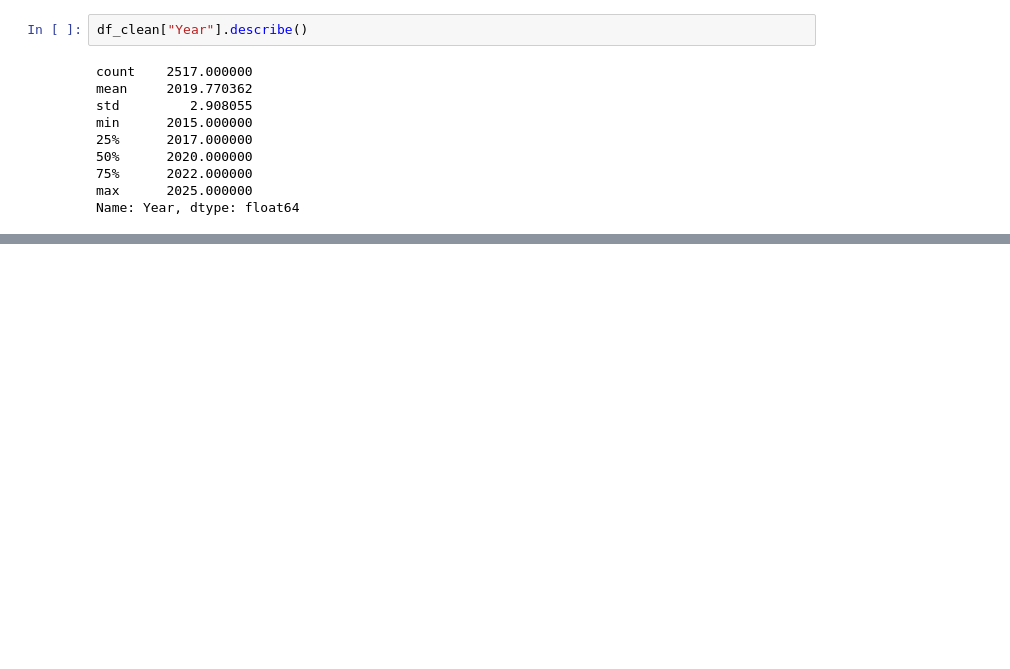
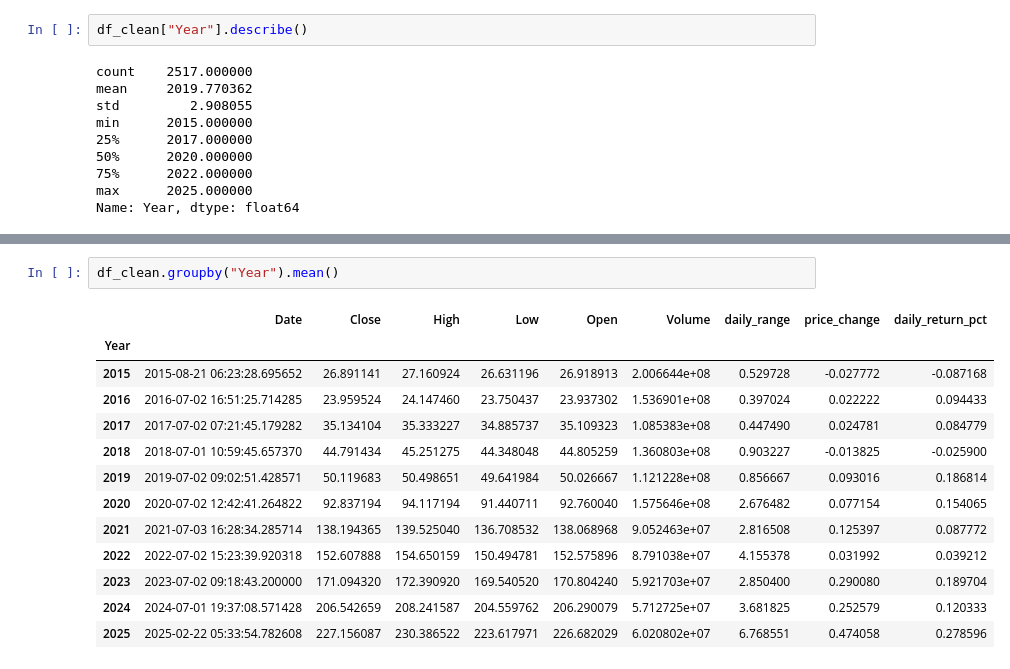
Before and after one commit to workwithaaminah/apple-stock-etl, a Jupyter notebook: notebooks/04_apple_pipeline.ipynb, the cells around one changed output, grey strips where cells are left out. Drawn from its saved outputs; the diff is of its cells as text; blank space fills up the shorter version.

Commit message:
Add datetime transformation, yearly aggregations and return analysis

```diff
--- a/notebooks/04_apple_pipeline.ipynb
+++ b/notebooks/04_apple_pipeline.ipynb
@@ -485,0 +518,16 @@ Name: Year, dtype: float64
+# %%
+df_clean.groupby("Year").mean()
+# %% [output]
+|  | Date | Close | High | Low | Open | Volume | daily_range | price_change | daily_return_pct |
+| Year |  |  |  |  |  |  |  |  |  |
+| 2015 | 2015-08-21 06:23:28.695652 | 26.891141 | 27.160924 | 26.631196 | 26.918913 | 2.006644e+08 | 0.529728 | -0.027772 | -0.087168 |
+| 2016 | 2016-07-02 16:51:25.714285 | 23.959524 | 24.147460 | 23.750437 | 23.937302 | 1.536901e+08 | 0.397024 | 0.022222 | 0.094433 |
+| 2017 | 2017-07-02 07:21:45.179282 | 35.134104 | 35.333227 | 34.885737 | 35.109323 | 1.085383e+08 | 0.447490 | 0.024781 | 0.084779 |
+| 2018 | 2018-07-01 10:59:45.657370 | 44.791434 | 45.251275 | 44.348048 | 44.805259 | 1.360803e+08 | 0.903227 | -0.013825 | -0.025900 |
+| 2019 | 2019-07-02 09:02:51.428571 | 50.119683 | 50.498651 | 49.641984 | 50.026667 | 1.121228e+08 | 0.856667 | 0.093016 | 0.186814 |
+| 2020 | 2020-07-02 12:42:41.264822 | 92.837194 | 94.117194 | 91.440711 | 92.760040 | 1.575646e+08 | 2.676482 | 0.077154 | 0.154065 |
+| 2021 | 2021-07-03 16:28:34.285714 | 138.194365 | 139.525040 | 136.708532 | 138.068968 | 9.052463e+07 | 2.816508 | 0.125397 | 0.087772 |
+| 2022 | 2022-07-02 15:23:39.920318 | 152.607888 | 154.650159 | 150.494781 | 152.575896 | 8.791038e+07 | 4.155378 | 0.031992 | 0.039212 |
+| 2023 | 2023-07-02 09:18:43.200000 | 171.094320 | 172.390920 | 169.540520 | 170.804240 | 5.921703e+07 | 2.850400 | 0.290080 | 0.189704 |
+| 2024 | 2024-07-01 19:37:08.571428 | 206.542659 | 208.241587 | 204.559762 | 206.290079 | 5.712725e+07 | 3.681825 | 0.252579 | 0.120333 |
+| 2025 | 2025-02-22 05:33:54.782608 | 227.156087 | 230.386522 | 223.617971 | 226.682029 | 6.020802e+07 | 6.768551 | 0.474058 | 0.278596 |
```
Also changed, not shown: parts of 4 cells of this notebook, 1 other file.
